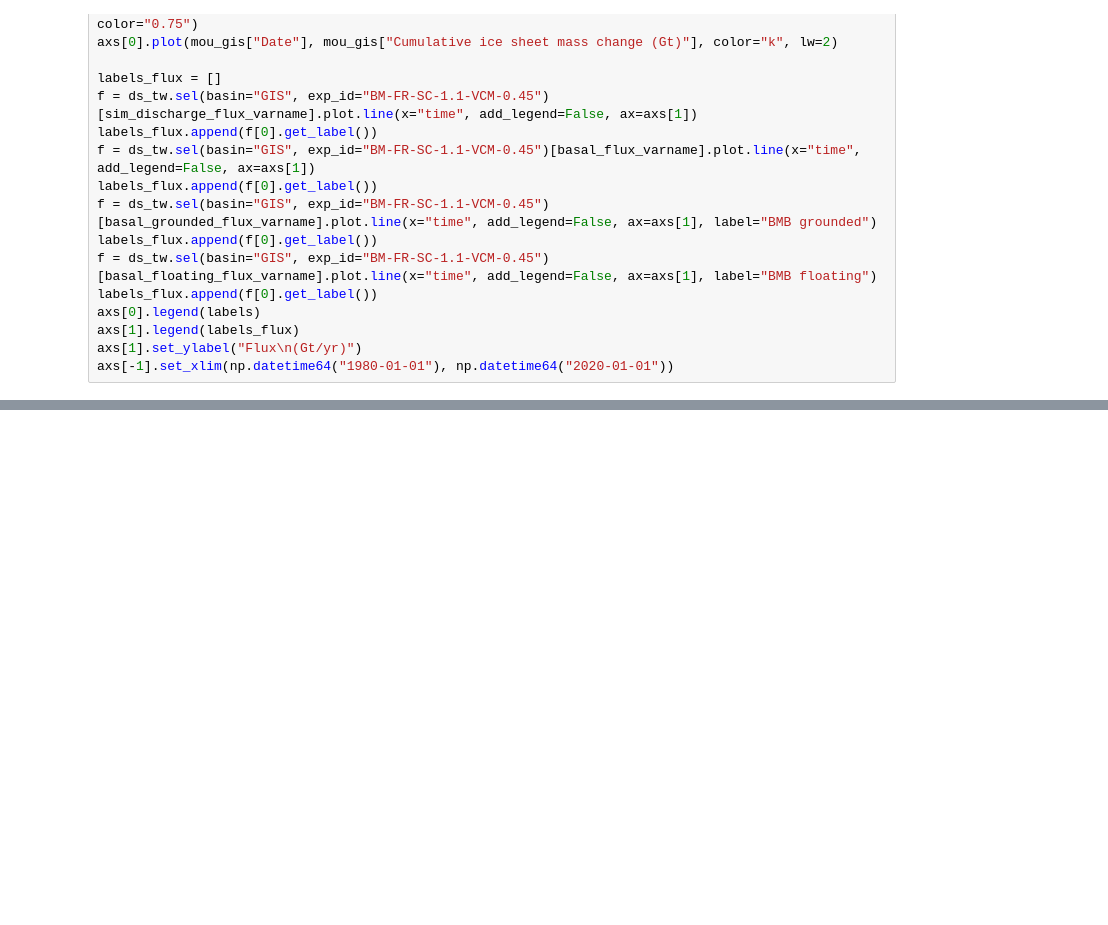
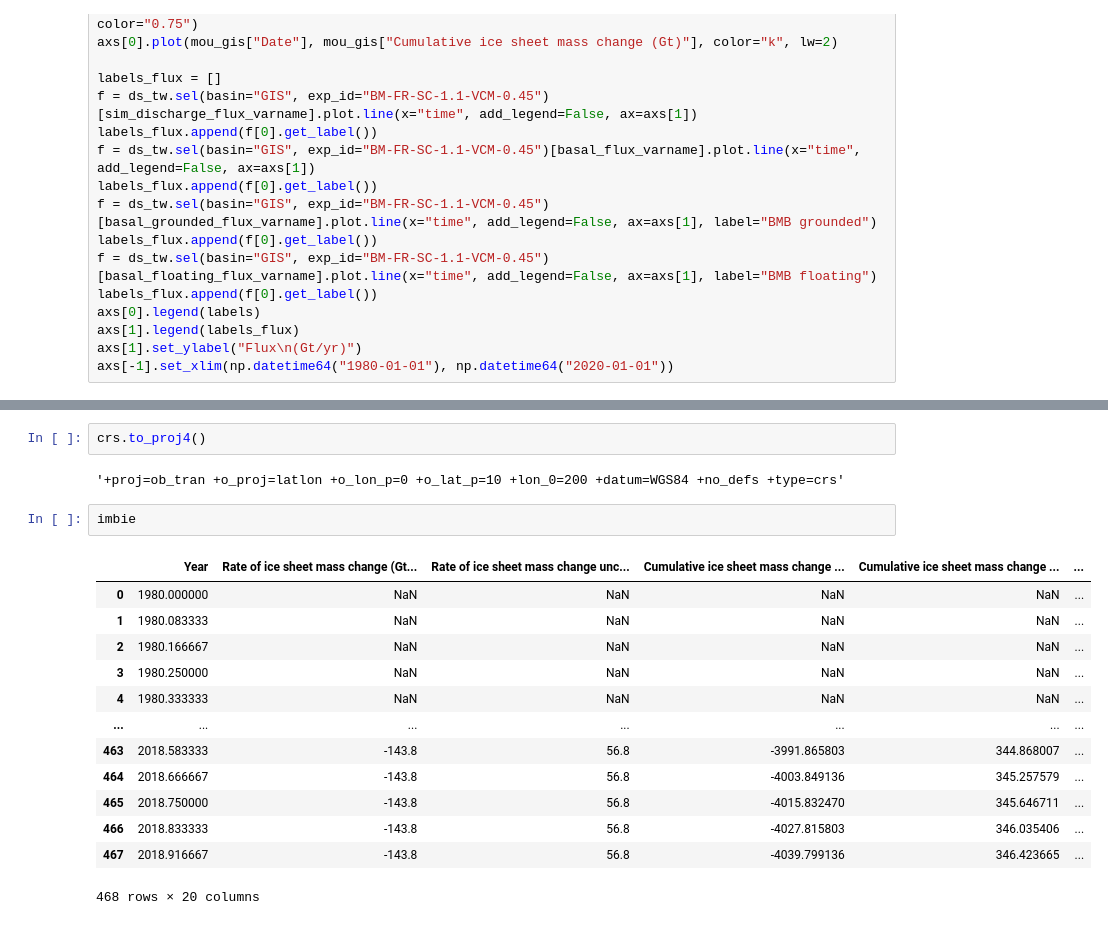
Before and after one commit to pism/pism-ragis, a Jupyter notebook: notebooks/analysis.ipynb, the cells around one changed output, grey strips where cells are left out. Drawn from its saved outputs; the diff is of its cells as text; blank space fills up the shorter version.

```diff
--- a/notebooks/analysis.ipynb
+++ b/notebooks/analysis.ipynb
@@ -186,0 +215,20 @@ axs[-1].set_xlim(np.datetime64("1980-01-01"), np.datetime64("2020-01-01"))
+# %%
+crs.to_proj4()
+# %% [output]
+'+proj=ob_tran +o_proj=latlon +o_lon_p=0 +o_lat_p=10 +lon_0=200 +datum=WGS84 +no_defs +type=crs'
+# %%
+imbie
+# %% [output]
+|  | Year | Rate of ice sheet mass change (Gt... | Rate of ice sheet mass change unc... | Cumulative ice sheet mass change ... | Cumulative ice sheet mass change ... | ... |
+| 0 | 1980.000000 | NaN | NaN | NaN | NaN | ... |
+| 1 | 1980.083333 | NaN | NaN | NaN | NaN | ... |
+| 2 | 1980.166667 | NaN | NaN | NaN | NaN | ... |
+| 3 | 1980.250000 | NaN | NaN | NaN | NaN | ... |
+| 4 | 1980.333333 | NaN | NaN | NaN | NaN | ... |
+| ... | ... | ... | ... | ... | ... | ... |
+| 463 | 2018.583333 | -143.8 | 56.8 | -3991.865803 | 344.868007 | ... |
+| 464 | 2018.666667 | -143.8 | 56.8 | -4003.849136 | 345.257579 | ... |
+| 465 | 2018.750000 | -143.8 | 56.8 | -4015.832470 | 345.646711 | ... |
+| 466 | 2018.833333 | -143.8 | 56.8 | -4027.815803 | 346.035406 | ... |
+| 467 | 2018.916667 | -143.8 | 56.8 | -4039.799136 | 346.423665 | ... |
+468 rows × 20 columns
```
Also changed, not shown: parts of 6 cells of this notebook, 3 other files.
